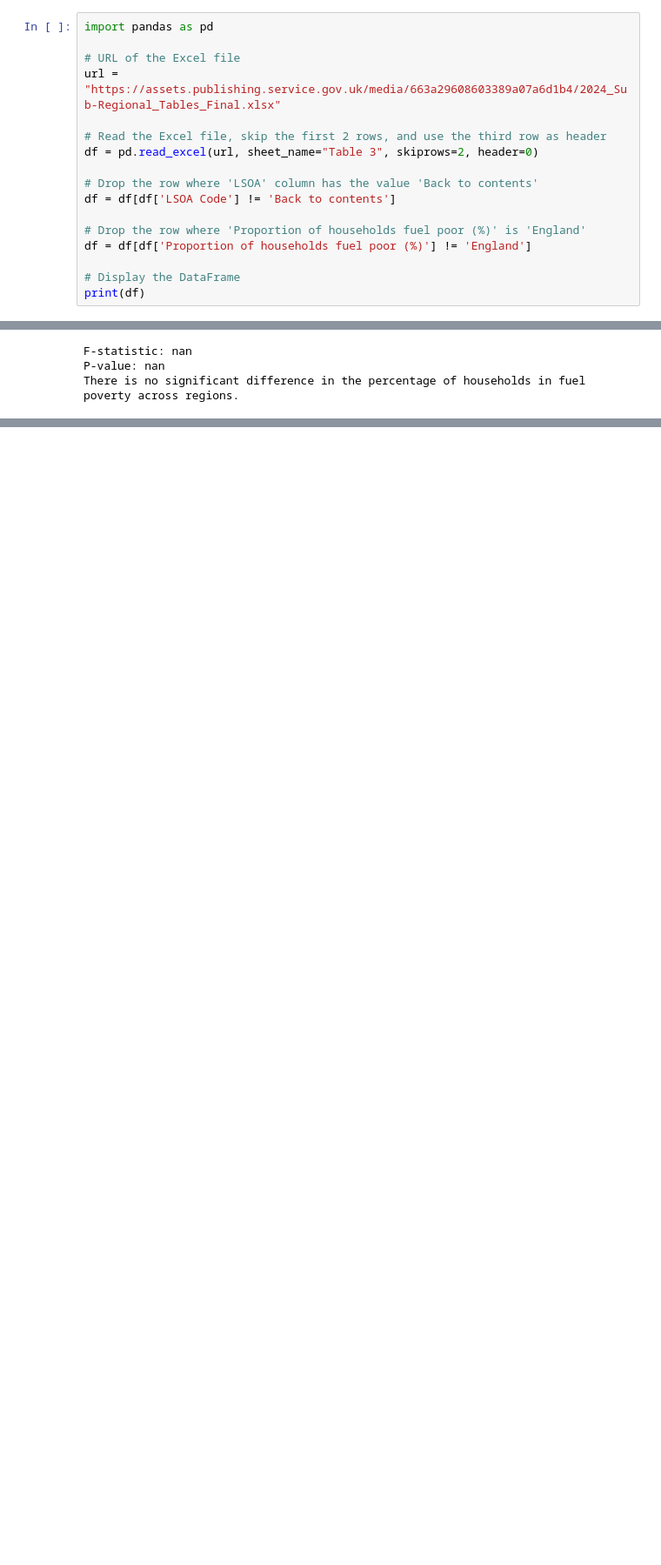
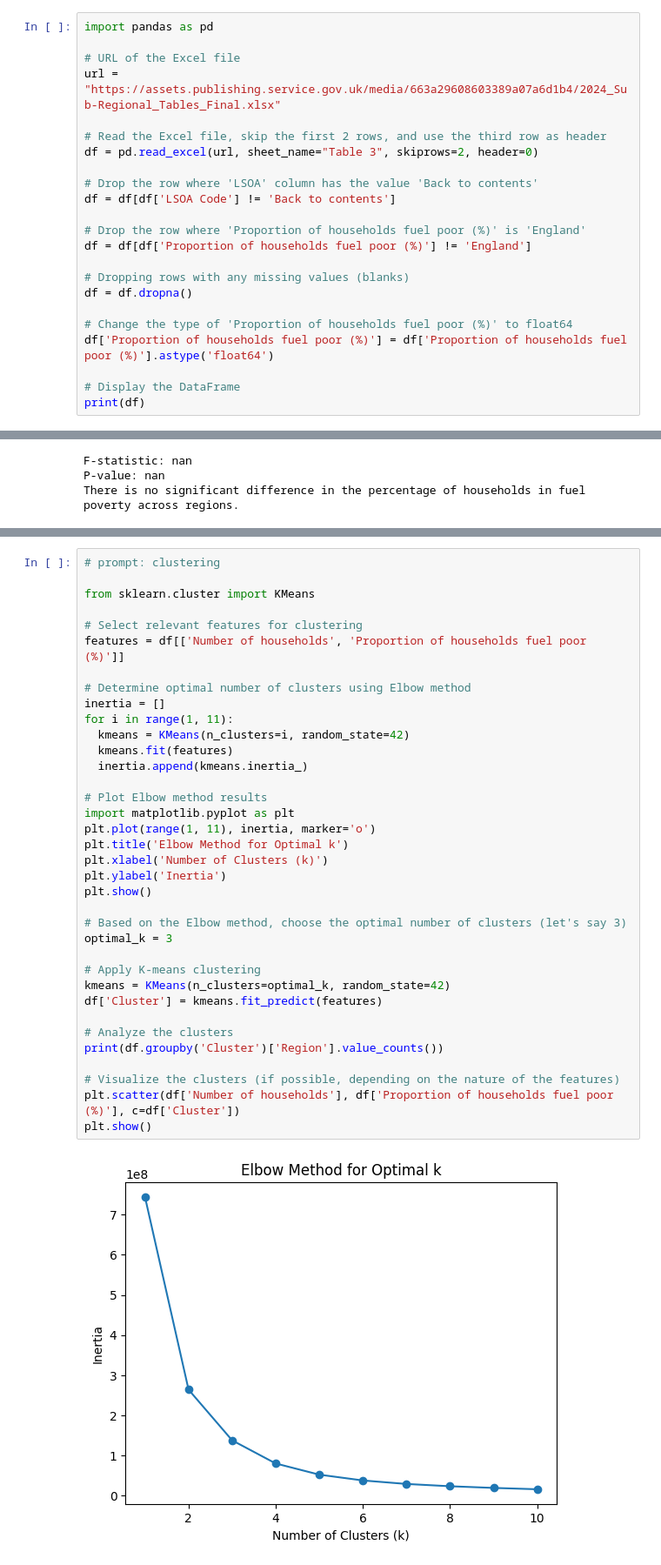
Before and after one commit to Tom-Yuen/TomY_Little_Projects, a Jupyter notebook: UK_Fuel_Poverty_2024.ipynb, the cells around one changed output, grey strips where cells are left out. Shown: that part at 87% size. Cells and saved outputs as stored; diff of their text form; blank space fills up the shorter version.

```diff
--- a/UK_Fuel_Poverty_2024.ipynb
+++ b/UK_Fuel_Poverty_2024.ipynb
@@ -19,6 +19,12 @@ df = df[df['LSOA Code'] != 'Back to contents']
 # Drop the row where 'Proportion of households fuel poor (%)' is 'England'
 df = df[df['Proportion of households fuel poor (%)'] != 'England']
 
+# Dropping rows with any missing values (blanks)
+df = df.dropna()
+
+# Change the type of 'Proportion of households fuel poor (%)' to float64
+df['Proportion of households fuel poor (%)'] = df['Proportion of households fuel poor (%)'].astype('float64')
+
 # Display the DataFrame
 print(df)
 # %% [output]
@@ -95,0 +171,38 @@ There is no significant difference in the percentage of households in fuel pover
+# %%
+# prompt: clustering
+
+from sklearn.cluster import KMeans
+
+# Select relevant features for clustering
+features = df[['Number of households', 'Proportion of households fuel poor (%)']]
+
+# Determine optimal number of clusters using Elbow method
+inertia = []
+for i in range(1, 11):
+  kmeans = KMeans(n_clusters=i, random_state=42)
+  kmeans.fit(features)
+  inertia.append(kmeans.inertia_)
+
+# Plot Elbow method results
+import matplotlib.pyplot as plt
+plt.plot(range(1, 11), inertia, marker='o')
+plt.title('Elbow Method for Optimal k')
+plt.xlabel('Number of Clusters (k)')
+plt.ylabel('Inertia')
+plt.show()
+
+# Based on the Elbow method, choose the optimal number of clusters (let's say 3)
+optimal_k = 3
+
+# Apply K-means clustering
+kmeans = KMeans(n_clusters=optimal_k, random_state=42)
+df['Cluster'] = kmeans.fit_predict(features)
+
+# Analyze the clusters
+print(df.groupby('Cluster')['Region'].value_counts())
+
+# Visualize the clusters (if possible, depending on the nature of the features)
+plt.scatter(df['Number of households'], df['Proportion of households fuel poor (%)'], c=df['Cluster'])
+plt.show()
+# %% [output]
+[figure, added]
```
Also changed, not shown: parts of 8 cells of this notebook.
